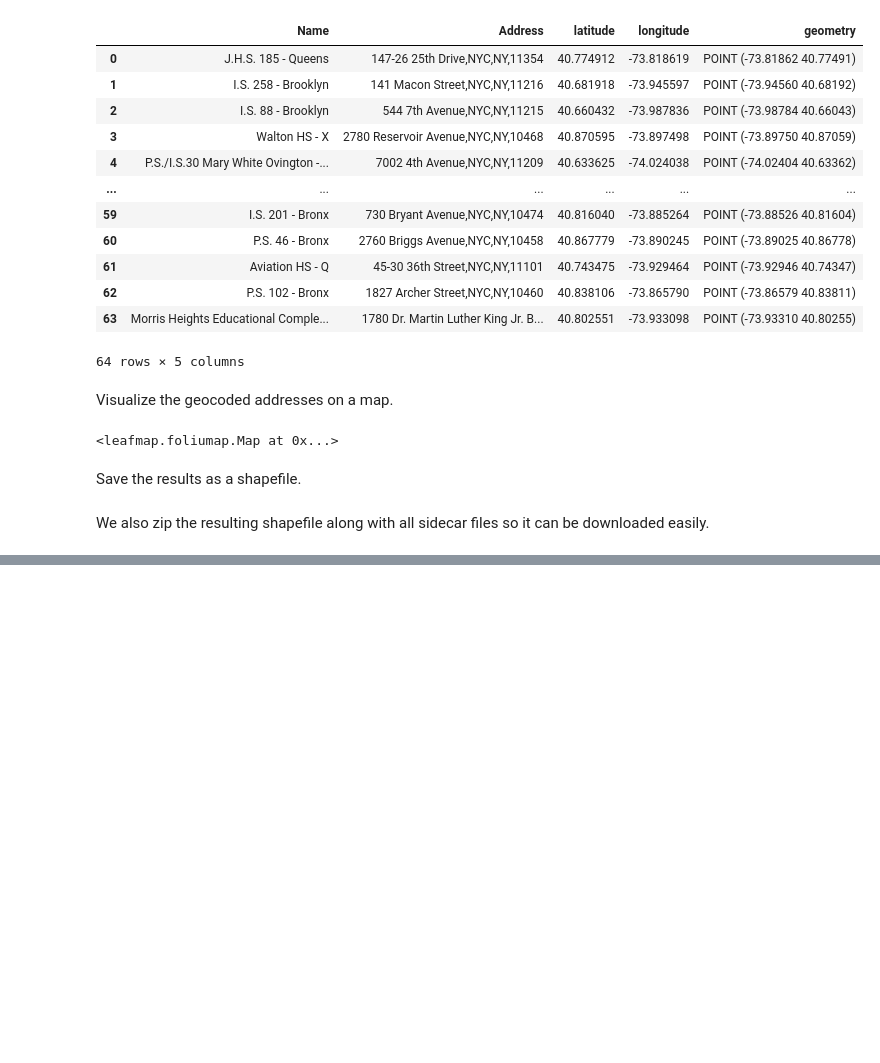
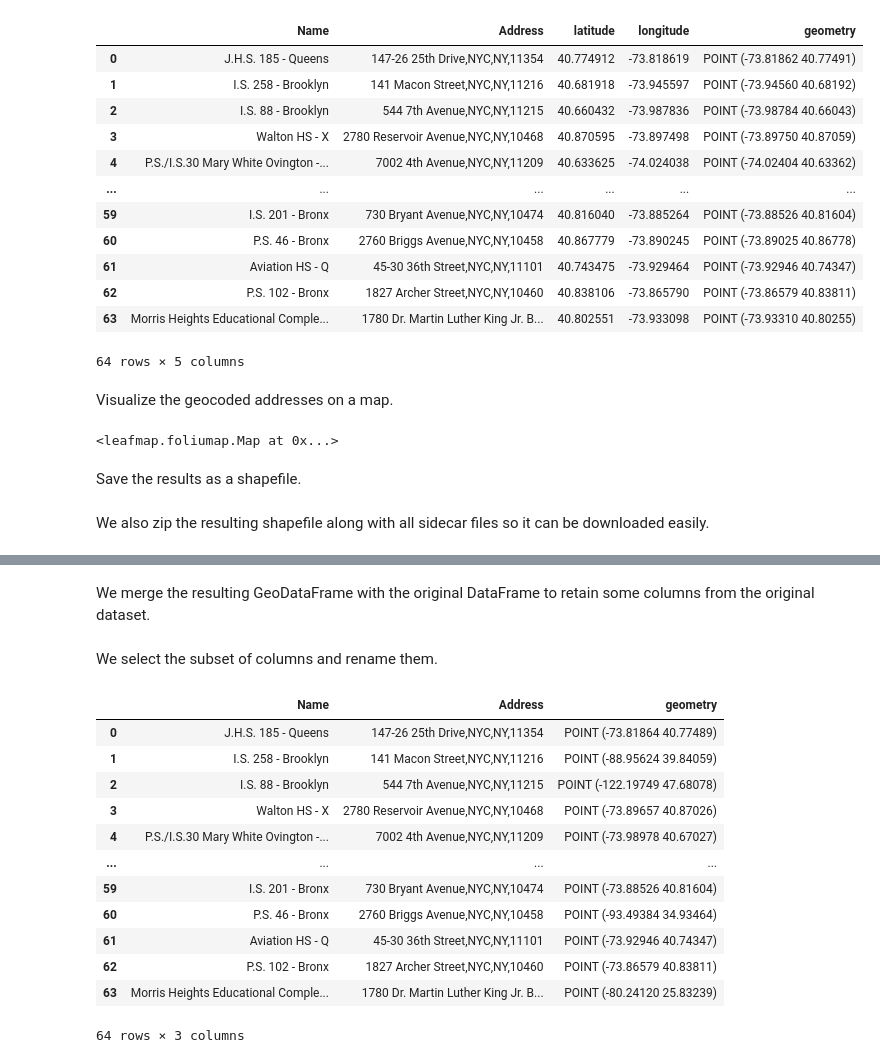
Before and after one commit to spatialthoughts/python-tutorials, a Jupyter notebook: geocoding_with_geopy.ipynb, the cells around one changed output, grey strips where cells are left out. Cells and saved outputs as stored; diff of their text form; code cells hidden in the pictures; blank space fills up the shorter version.

```diff
--- a/geocoding_with_geopy.ipynb
+++ b/geocoding_with_geopy.ipynb
@@ -205,12 +208,12 @@ failed
 # %% [markdown]
 We may discard these rows. But sometimes it is useful to manually geocode failed queries. You may use another service manually or obtain the coordinates from another source. The below block assigns the coordinates 40.85339,-73.93350 to the row with index 54.
 # %%
-address_df.loc[54, ['latitude', 'longitude']] = (40.85339,-73.93350)
+address_df_pd.loc[54, ['latitude', 'longitude']] = (40.85339,-73.93350)
 # %% [markdown]
 Select a subset of columns to keep in the final result and rename them.
 # %%
-address_df = address_df[['EC_Name', 'Full_Address', 'latitude', 'longitude']]
-address_df.rename(columns = {'EC_Name': 'Name', 'Full_Address': 'Address'}, inplace=True)
+address_df_pd = address_df_pd[['EC_Name', 'Full_Address', 'latitude', 'longitude']]
+address_df_pd.rename(columns = {'EC_Name': 'Name', 'Full_Address': 'Address'}, inplace=True)
 # %% [markdown]
 We create a GeoDataFrame from the latitude and longitude columns.
 # %%
@@ -271,0 +279,8 @@ with ZipFile(output_zip_path, 'w') as zip_object:
+# %%
+locator = Nominatim(user_agent='spatialthoughts', timeout=10)
+geocode = RateLimiter(locator.geocode, min_delay_seconds=1)
+
+address_df_gpd = address_df.copy()
+
+gdf = gpd.tools.geocode(address_df_gpd['ADDRESS_FIXED'])
+gdf
@@ -271,0 +301,25 @@ with ZipFile(output_zip_path, 'w') as zip_object:
+# %% [markdown]
+We merge the resulting GeoDataFrame with the original DataFrame to retain some columns from the original dataset.
+# %%
+merged = gdf.join(address_df_gpd)
+merged
+# %% [markdown]
+We select the subset of columns and rename them.
+# %%
+merged = merged[['EC_Name', 'Full_Address', 'geometry']]
+merged.rename(columns = {'EC_Name': 'Name', 'Full_Address': 'Address'}, inplace=True)
+merged
+# %% [output]
+|  | Name | Address | geometry |
+| 0 | J.H.S. 185 - Queens | 147-26 25th Drive,NYC,NY,11354 | POINT (-73.81864 40.77489) |
+| 1 | I.S. 258 - Brooklyn | 141 Macon Street,NYC,NY,11216 | POINT (-88.95624 39.84059) |
+| 2 | I.S. 88 - Brooklyn | 544 7th Avenue,NYC,NY,11215 | POINT (-122.19749 47.68078) |
+| 3 | Walton HS - X | 2780 Reservoir Avenue,NYC,NY,10468 | POINT (-73.89657 40.87026) |
+| 4 | P.S./I.S.30 Mary White Ovington -... | 7002 4th Avenue,NYC,NY,11209 | POINT (-73.98978 40.67027) |
+| ... | ... | ... | ... |
+| 59 | I.S. 201 - Bronx | 730 Bryant Avenue,NYC,NY,10474 | POINT (-73.88526 40.81604) |
+| 60 | P.S. 46 - Bronx | 2760 Briggs Avenue,NYC,NY,10458 | POINT (-93.49384 34.93464) |
+| 61 | Aviation HS - Q | 45-30 36th Street,NYC,NY,11101 | POINT (-73.92946 40.74347) |
+| 62 | P.S. 102 - Bronx | 1827 Archer Street,NYC,NY,10460 | POINT (-73.86579 40.83811) |
+| 63 | Morris Heights Educational Comple... | 1780 Dr. Martin Luther King Jr. B... | POINT (-80.24120 25.83239) |
+64 rows × 3 columns
```
Also changed, not shown: parts of 10 cells of this notebook.
